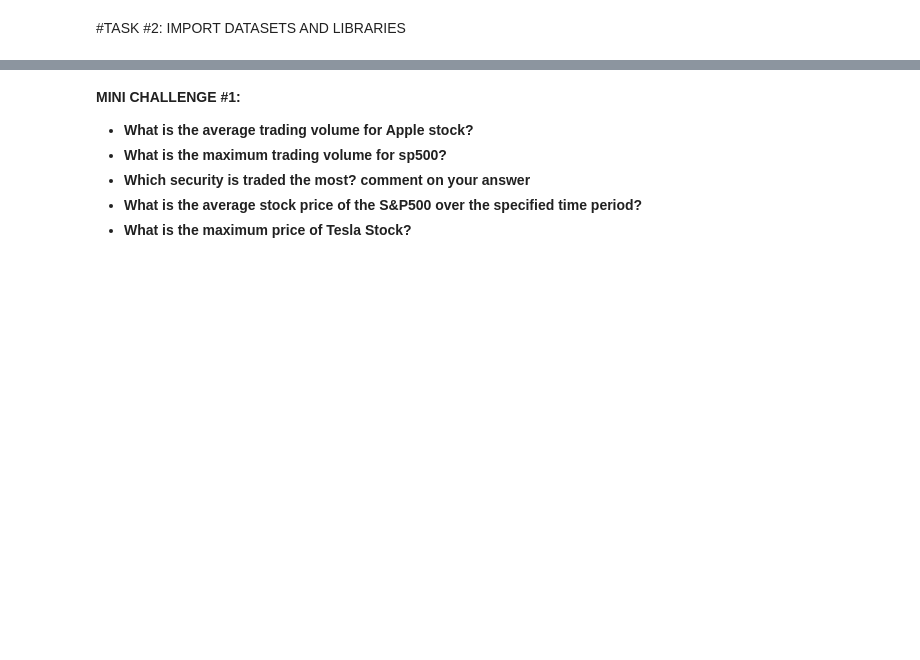
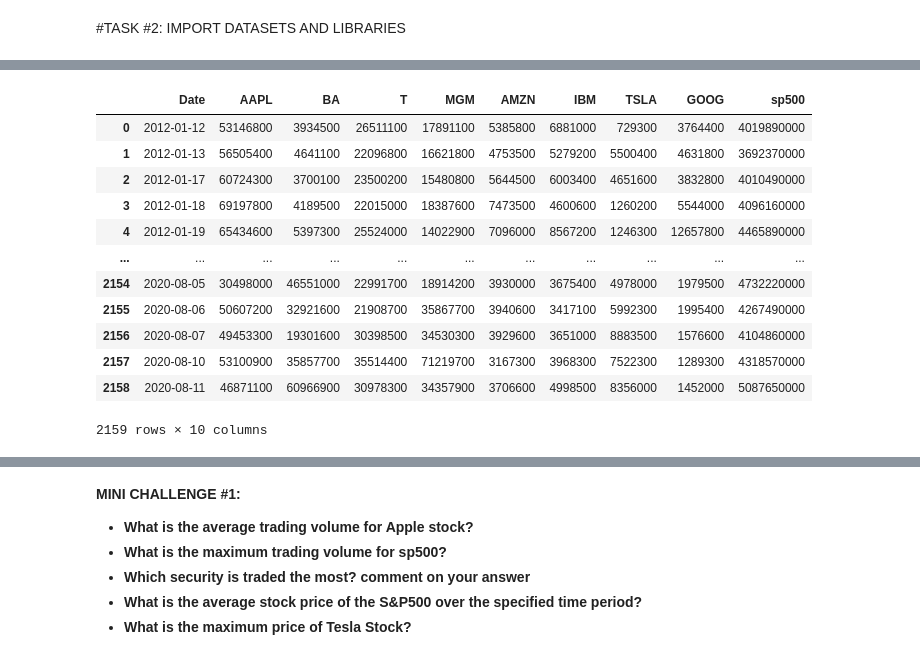
Before and after one commit to timvirga/StockPrediction, a Jupyter notebook: Section18-PredictStockPrices/solutions-ML_In_Finance_Stock_Price_Predictions_Using_regression_&_LSTM_Solution.ipynb, the cells around one changed output, grey strips where cells are left out. Cells and saved outputs as stored; diff of their text form; code cells hidden in the pictures; blank space fills up the shorter version.

```diff
--- a/Section18-PredictStockPrices/solutions-ML_In_Finance_Stock_Price_Predictions_Using_regression_&_LSTM_Solution.ipynb
+++ b/Section18-PredictStockPrices/solutions-ML_In_Finance_Stock_Price_Predictions_Using_regression_&_LSTM_Solution.ipynb
@@ -32,7 +44,21 @@ stock_price_df
 # %%
 # Read the stocks volume data
-stock_vol_df = pd.read_csv("/content/drive/My Drive/Colab Notebooks/Python & ML in Finance/Part 3. AI and ML in Finance/stock_volume.csv")
+stock_vol_df = pd.read_csv(r"C:\Users\Owner\Documents\Projects\StockPrediction\Section18-PredictStockPrices\stock_volume.csv")
 stock_vol_df
+# %% [output]
+|  | Date | AAPL | BA | T | MGM | AMZN | IBM | TSLA | GOOG | sp500 |
+| 0 | 2012-01-12 | 53146800 | 3934500 | 26511100 | 17891100 | 5385800 | 6881000 | 729300 | 3764400 | 4019890000 |
+| 1 | 2012-01-13 | 56505400 | 4641100 | 22096800 | 16621800 | 4753500 | 5279200 | 5500400 | 4631800 | 3692370000 |
+| 2 | 2012-01-17 | 60724300 | 3700100 | 23500200 | 15480800 | 5644500 | 6003400 | 4651600 | 3832800 | 4010490000 |
+| 3 | 2012-01-18 | 69197800 | 4189500 | 22015000 | 18387600 | 7473500 | 4600600 | 1260200 | 5544000 | 4096160000 |
+| 4 | 2012-01-19 | 65434600 | 5397300 | 25524000 | 14022900 | 7096000 | 8567200 | 1246300 | 12657800 | 4465890000 |
+| ... | ... | ... | ... | ... | ... | ... | ... | ... | ... | ... |
+| 2154 | 2020-08-05 | 30498000 | 46551000 | 22991700 | 18914200 | 3930000 | 3675400 | 4978000 | 1979500 | 4732220000 |
+| 2155 | 2020-08-06 | 50607200 | 32921600 | 21908700 | 35867700 | 3940600 | 3417100 | 5992300 | 1995400 | 4267490000 |
+| 2156 | 2020-08-07 | 49453300 | 19301600 | 30398500 | 34530300 | 3929600 | 3651000 | 8883500 | 1576600 | 4104860000 |
+| 2157 | 2020-08-10 | 53100900 | 35857700 | 35514400 | 71219700 | 3167300 | 3968300 | 7522300 | 1289300 | 4318570000 |
+| 2158 | 2020-08-11 | 46871100 | 60966900 | 30978300 | 34357900 | 3706600 | 4998500 | 8356000 | 1452000 | 5087650000 |
+2159 rows × 10 columns
 # %%
 # Sort the data based on Date
 stock_price_df = stock_price_df.sort_values(by = ['Date'])
```
Also changed, not shown: parts of 30 cells of this notebook.
